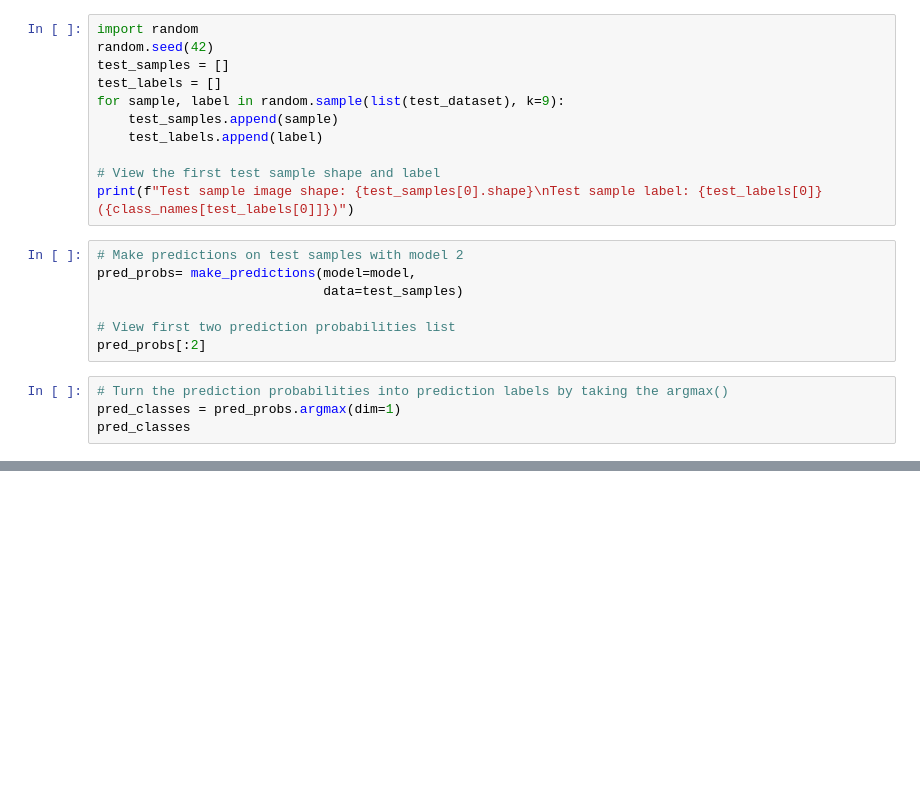
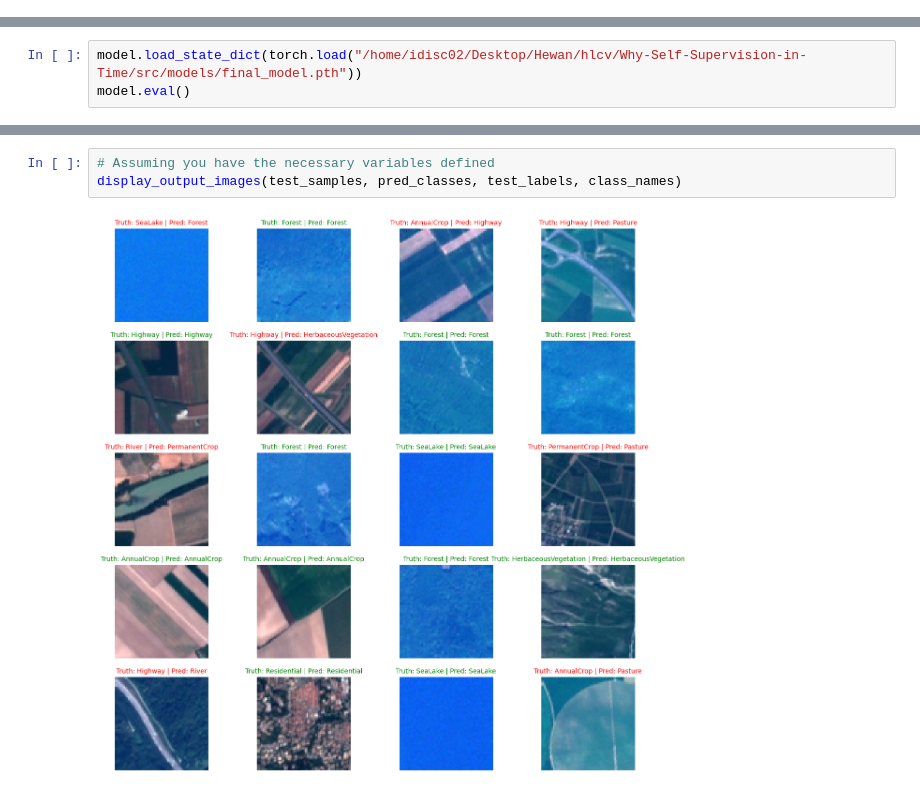
Before and after one commit to hewanshrestha/S3-TSS, a Jupyter notebook: src/pipeline/resnet50_pipeline.ipynb, the cells around one changed output, grey strips where cells are left out. Drawn from its saved outputs; the diff is of its cells as text; blank space fills up the shorter version.

```diff
--- a/src/pipeline/resnet50_pipeline.ipynb
+++ b/src/pipeline/resnet50_pipeline.ipynb
@@ -277,22 +209,0 @@ def make_predictions(model: torch.nn.Module, data: list, device: torch.device =
-# %%
-import random
-random.seed(42)
-test_samples = []
-test_labels = []
-for sample, label in random.sample(list(test_dataset), k=9):
-    test_samples.append(sample)
-    test_labels.append(label)
-
-# View the first test sample shape and label
-print(f"Test sample image shape: {test_samples[0].shape}\nTest sample label: {test_labels[0]} ({class_names[test_labels[0]]})")
-# %%
-# Make predictions on test samples with model 2
-pred_probs= make_predictions(model=model,
-                             data=test_samples)
-
-# View first two prediction probabilities list
-pred_probs[:2]
-# %%
-# Turn the prediction probabilities into prediction labels by taking the argmax()
-pred_classes = pred_probs.argmax(dim=1)
-pred_classes
@@ -300,0 +257,3 @@ test_labels, pred_classes
+# %%
+model.load_state_dict(torch.load("/home/idisc02/Desktop/Hewan/hlcv/Why-Self-Supervision-in-Time/src/models/final_model.pth"))
+model.eval()
@@ -345,0 +394,5 @@ plt.show()
+# %%
+# Assuming you have the necessary variables defined
+display_output_images(test_samples, pred_classes, test_labels, class_names)
+# %% [output]
+[figure, added]
```
Also changed, not shown: parts of 25 cells of this notebook, 5 other files.
